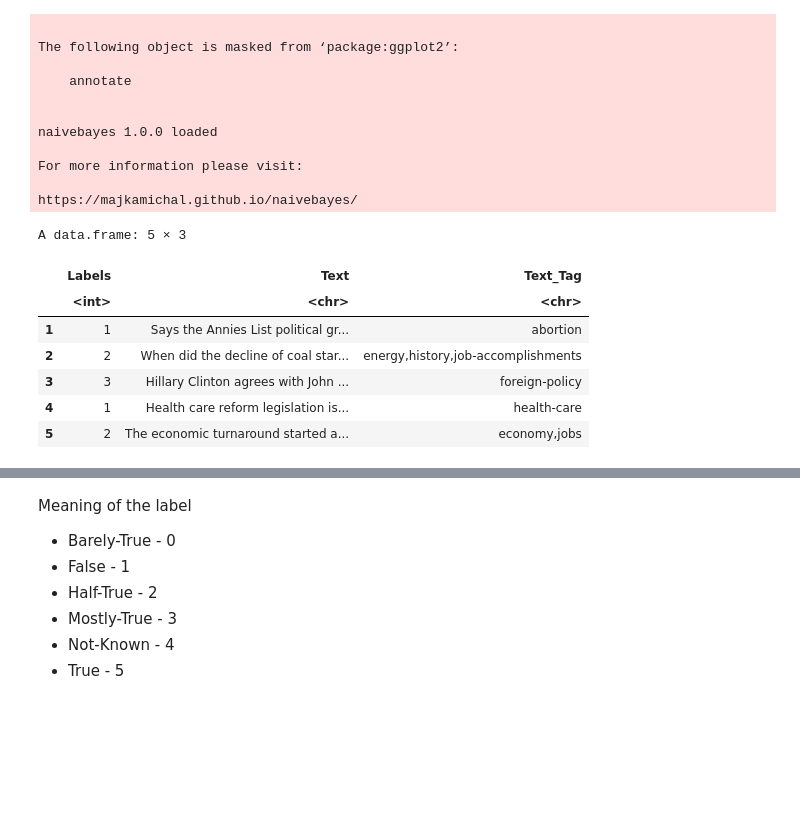
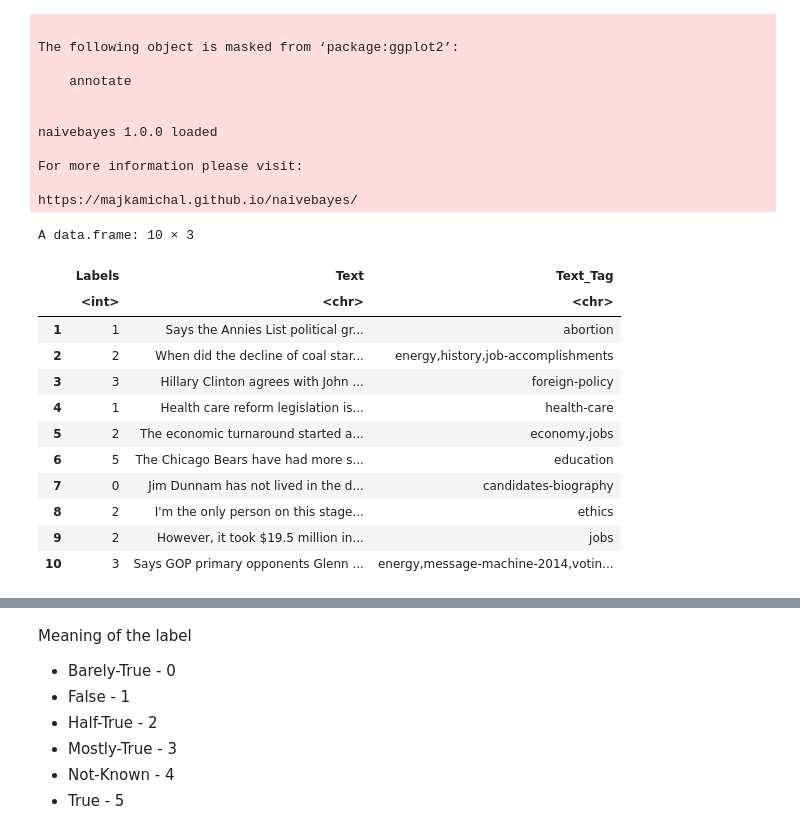
Before and after one commit to sdracia/Advances-Statistics-For-Physics-Analysis, a Jupyter notebook: project/main.ipynb, the cells around one changed output, grey strips where cells are left out. Cells and saved outputs as stored; diff of their text form; code cells hidden in the pictures; blank space fills up the shorter version.

```diff
--- a/project/main.ipynb
+++ b/project/main.ipynb
@@ -27,13 +27,18 @@ https://majkamichal.github.io/naivebayes/
 # %%
 df <- read.csv('train.csv', header = T)
 df <- df[1:5000,]
-head(df, 5)
+head(df, 10)
 # %% [output]
-A data.frame: 5 × 3
+A data.frame: 10 × 3
 |  | Labels | Text | Text_Tag |
 |  | <int> | <chr> | <chr> |
 | 1 | 1 | Says the Annies List political gr... | abortion |
 | 2 | 2 | When did the decline of coal star... | energy,history,job-accomplishments |
 | 3 | 3 | Hillary Clinton agrees with John ... | foreign-policy |
 | 4 | 1 | Health care reform legislation is... | health-care |
 | 5 | 2 | The economic turnaround started a... | economy,jobs |
+| 6 | 5 | The Chicago Bears have had more s... | education |
+| 7 | 0 | Jim Dunnam has not lived in the d... | candidates-biography |
+| 8 | 2 | I'm the only person on this stage... | ethics |
+| 9 | 2 | However, it took $19.5 million in... | jobs |
+| 10 | 3 | Says GOP primary opponents Glenn ... | energy,message-machine-2014,votin... |
```
Also changed, not shown: parts of 8 cells of this notebook, 9 other files.
